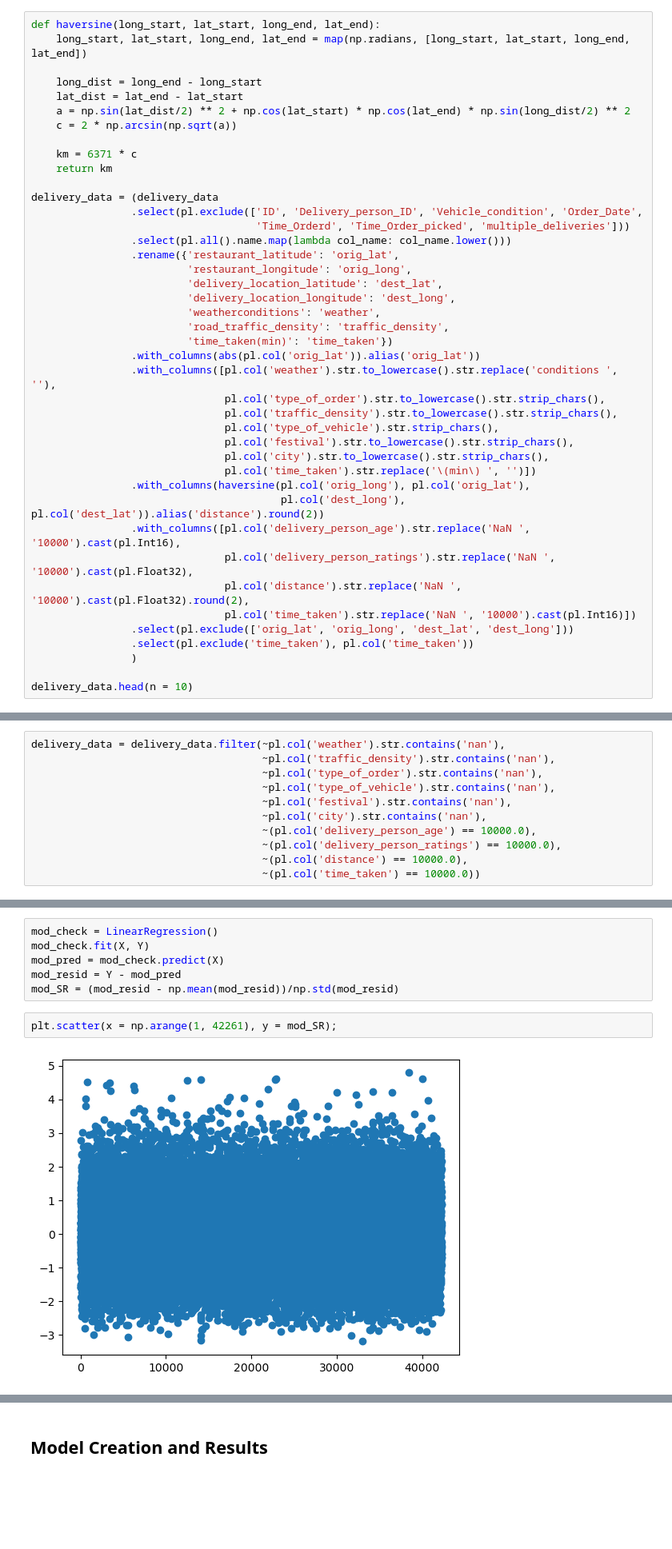
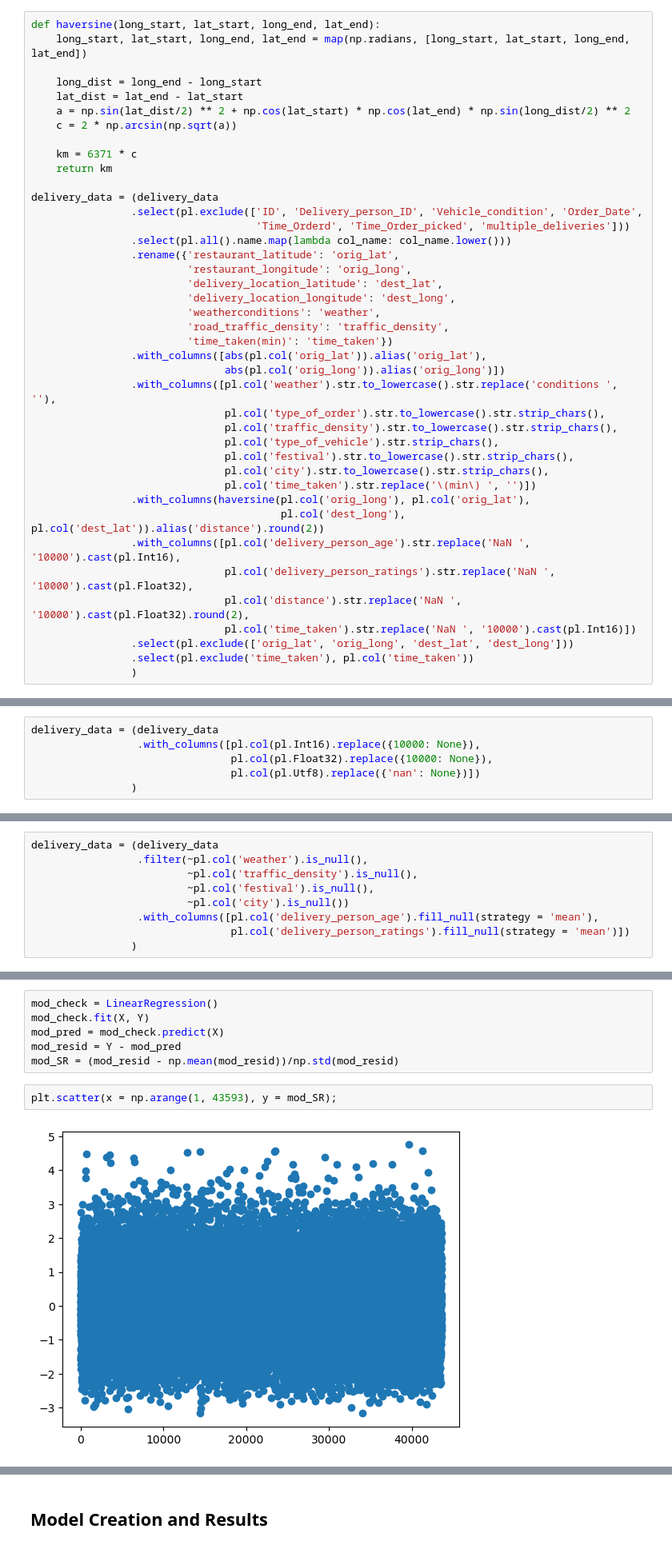
Before and after one commit to kcpGOAT/food-delivery-ML, a Jupyter notebook: food_delay.ipynb, the cells around one changed output, grey strips where cells are left out. Shown at 80% size. Drawn from its saved outputs; the diff is of its cells as text; blank space fills up the shorter version.

```diff
--- a/food_delay.ipynb
+++ b/food_delay.ipynb
@@ -52,7 +52,8 @@ delivery_data = (delivery_data
                          'weatherconditions': 'weather',
                          'road_traffic_density': 'traffic_density',
                          'time_taken(min)': 'time_taken'})
-                .with_columns(abs(pl.col('orig_lat')).alias('orig_lat'))
+                .with_columns([abs(pl.col('orig_lat')).alias('orig_lat'),
+                               abs(pl.col('orig_long')).alias('orig_long')])
                 .with_columns([pl.col('weather').str.to_lowercase().str.replace('conditions ', ''),
                                pl.col('type_of_order').str.to_lowercase().str.strip_chars(),
                                pl.col('traffic_density').str.to_lowercase().str.strip_chars(),
@@ -69,5 +70,3 @@ delivery_data = (delivery_data
                 .select(pl.exclude(['orig_lat', 'orig_long', 'dest_lat', 'dest_long']))
                 .select(pl.exclude('time_taken'), pl.col('time_taken'))
                 )
-
-delivery_data.head(n = 10)
@@ -87,0 +75,6 @@ shape: (10, 10)
+# %%
+delivery_data = (delivery_data
+                 .with_columns([pl.col(pl.Int16).replace({10000: None}),
+                                pl.col(pl.Float32).replace({10000: None}),
+                                pl.col(pl.Utf8).replace({'nan': None})])
+                )
@@ -88,11 +88,9 @@ shape: (10, 10)
 # %%
-delivery_data = delivery_data.filter(~pl.col('weather').str.contains('nan'),
-                                     ~pl.col('traffic_density').str.contains('nan'),
-                                     ~pl.col('type_of_order').str.contains('nan'),
-                                     ~pl.col('type_of_vehicle').str.contains('nan'),
-                                     ~pl.col('festival').str.contains('nan'),
-                                     ~pl.col('city').str.contains('nan'),
-                                     ~(pl.col('delivery_person_age') == 10000.0),
-                                     ~(pl.col('delivery_person_ratings') == 10000.0),
-                                     ~(pl.col('distance') == 10000.0),
-                                     ~(pl.col('time_taken') == 10000.0))
+delivery_data = (delivery_data
+                 .filter(~pl.col('weather').is_null(),
+                         ~pl.col('traffic_density').is_null(),
+                         ~pl.col('festival').is_null(),
+                         ~pl.col('city').is_null())
+                 .with_columns([pl.col('delivery_person_age').fill_null(strategy = 'mean'),
+                                pl.col('delivery_person_ratings').fill_null(strategy = 'mean')])
+                )
@@ -213,9 +202,9 @@ mod_pred = mod_check.predict(X)
 mod_resid = Y - mod_pred
 mod_SR = (mod_resid - np.mean(mod_resid))/np.std(mod_resid)
 # %%
-plt.scatter(x = np.arange(1, 42261), y = mod_SR);
+plt.scatter(x = np.arange(1, 43593), y = mod_SR);
 # %% [output]
-[figure, old version]
+[figure, new version]
 # %%
 print(np.mean(mod_SR))
 # %% [output]
```
Also changed, not shown: parts of 21 cells of this notebook.
